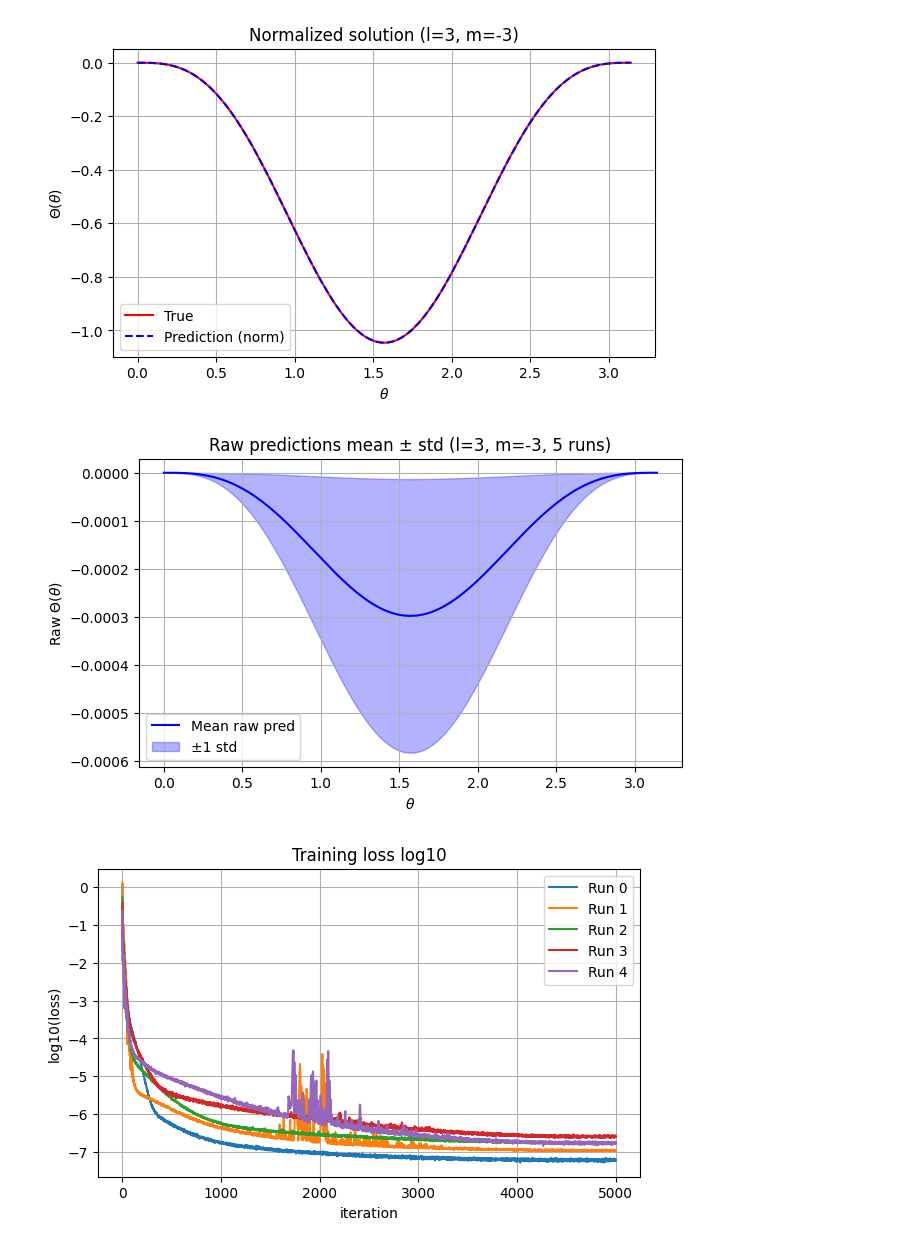
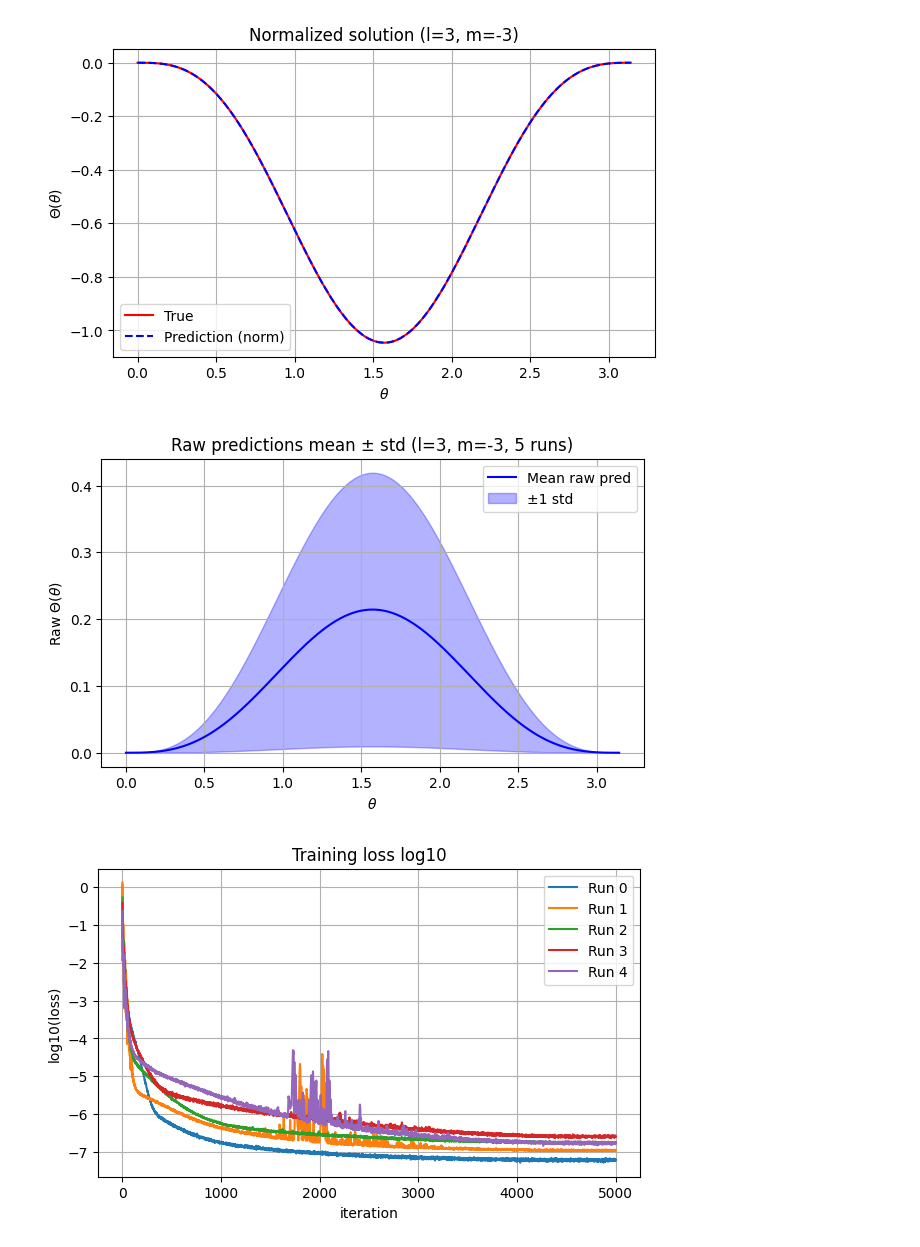
Before and after one commit to arunangshu19/PINN, a Jupyter notebook: tise_ang_l3_m-3.ipynb, the cells around one changed output. Cells and saved outputs as stored; diff of their text form; code cells hidden in the pictures.

```diff
--- a/tise_ang_l3_m-3.ipynb
+++ b/tise_ang_l3_m-3.ipynb
@@ -67,13 +51,13 @@ def trial_solution(model, theta, m):
 
 def angular_residual(model, theta, l, m, eps=1e-6):
     theta = theta.clone().requires_grad_(True)
-    y = trial_solution(model, theta, m)
+    y = trial_solution(model, theta, abs(m))
     dy = grad(y, theta, grad_outputs=torch.ones_like(y), create_graph=True)[0]
     d2y = grad(dy, theta, grad_outputs=torch.ones_like(dy), create_graph=True)[0]
     sin_theta = torch.sin(theta).clamp(min=eps)
     cot = torch.cos(theta) / sin_theta
     sin2 = sin_theta ** 2
-    res = d2y + cot * dy + (l*(l+1) - (m**2)/sin2) * y
+    res = d2y + cot * dy + (l*(l+1) - (abs(m)**2)/sin2) * y
     return res
 
 def make_theta_pool(n_points):
@@ -95,7 +79,7 @@ def train(seed=0):
         idx = torch.randint(0, n_points_pool, (batch_size,), device=device)
         th_batch = theta_pool_t[idx]
         optimizer.zero_grad()
-        res = angular_residual(model, th_batch, l, m)
+        res = angular_residual(model, th_batch, l, abs(m))
         loss = torch.mean(res**2)
         loss.backward()
         torch.nn.utils.clip_grad_norm_(model.parameters(), clip_norm)
@@ -108,7 +92,7 @@ def train(seed=0):
     theta_full.requires_grad_(True)
     def closure():
         optimizer_lbfgs.zero_grad()
-        res_full = angular_residual(model, theta_full, l, m)
+        res_full = angular_residual(model, theta_full, l, abs(m))
         loss_full = torch.mean(res_full**2)
         loss_full.backward()
         return loss_full
@@ -118,28 +102,35 @@ def train(seed=0):
     return model, losses, theta_pool
 
 def apply_prefactor(pred, l, m):
+    """Condon–Shortley phase & factorial prefactor for negative m."""
     if m >= 0:
         return pred
     else:
         factor = (-1)**abs(m) * gamma(l - abs(m) + 1) / gamma(l + abs(m) + 1)
         return factor * pred
 
+def evaluate(model, theta_grid):
+    """Return (raw_pred, normalized_pred_with_prefactor)."""
+    m_abs = abs(m)
+    theta_t = torch.tensor(theta_grid, dtype=torch.float32, device=device).view(-1, 1)
 
-def evaluate(model, theta_grid):
-    theta_t = torch.tensor(theta_grid, dtype=torch.float32, device=device).view(-1, 1)
+    # Raw network output (sign-independent)
     with torch.no_grad():
-        pred = trial_solution(model, theta_t, m).cpu().numpy().flatten()
-    pred = apply_prefactor(pred, l, m)
+        raw_pred = trial_solution(model, theta_t, m_abs).cpu().numpy().flatten()
+
+    # Apply prefactor only for normalized comparison
+    pred_pf = apply_prefactor(raw_pred.copy(), l, m)
+
+    # Normalize with sin(theta) weight
     weights = np.sin(theta_grid)
-    norm = np.sqrt(np.trapz(pred**2 * weights, theta_grid))
-    return pred, pred / (norm + 1e-16)
+    norm = np.sqrt(np.trapz(pred_pf**2 * weights, theta_grid))
+    normalized = pred_pf / (norm + 1e-16)
+
+    return raw_pred, normalized
 
 def plot_results(theta_grid, preds_raw, preds_norm, all_losses):
     # True normalized solution
     true = lpmv(abs(m), l, np.cos(theta_grid))
-    # if m < 0:
-    #     factor = (-1)**abs(m) * gamma(l - abs(m) + 1) / gamma(l + abs(m) + 1)
-    #     true = factor * true
     weights = np.sin(theta_grid)
     true /= np.sqrt(np.trapz(true**2 * weights, theta_grid))
 
@@ -154,7 +145,7 @@ def plot_results(theta_grid, preds_raw, preds_norm, all_losses):
     plt.xlabel(r'$\theta$'); plt.ylabel(r'$\Theta(\theta)$')
     plt.legend(); plt.grid(True); plt.show()
 
-    # Mean ± std raw predictions
+    # Mean ± std raw predictions (sign-independent now)
     preds_raw = np.stack(preds_raw, axis=0)
     mean_raw = np.mean(preds_raw, axis=0)
     std_raw = np.std(preds_raw, axis=0)
@@ -199,3 +189,3 @@ if __name__ == "__main__":
 [figure]
-[figure, old version]
+[figure, new version]
 [figure]
```
Also changed, not shown: parts of 3 cells of this notebook.
